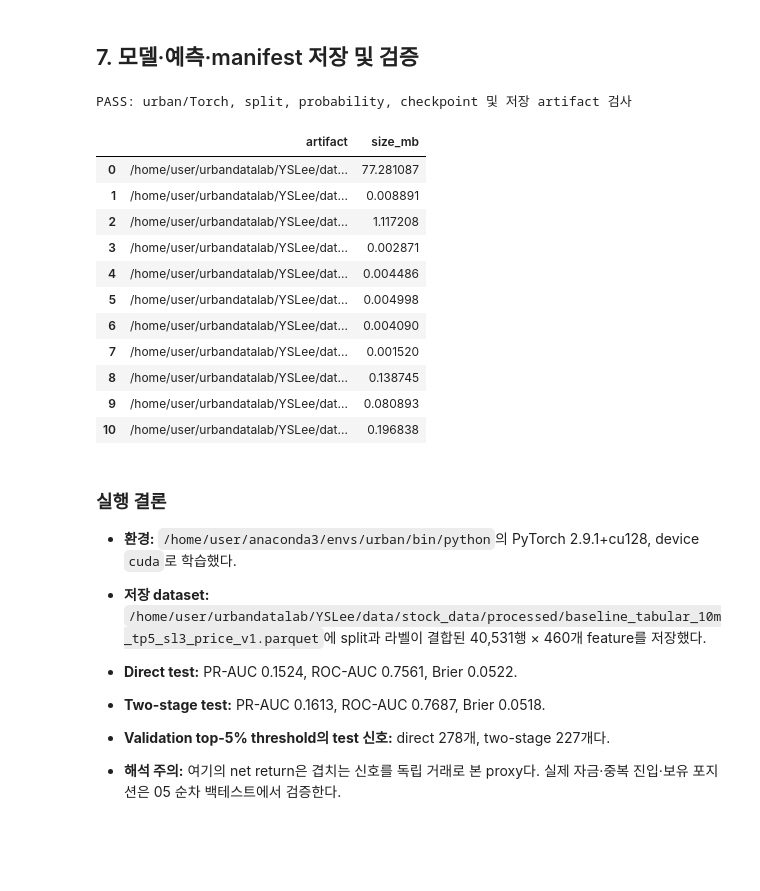
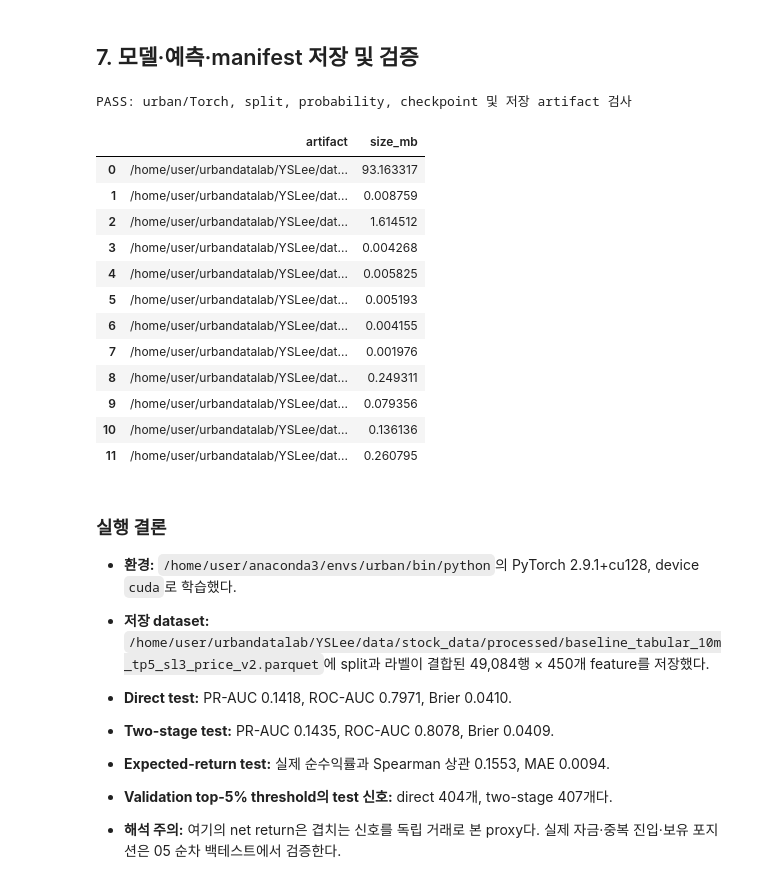
Before and after one commit to Leeyoungsup/Detecting-entry-signals-for-short-term-trades-right-before-a-rapid-price-surge, a Jupyter notebook: notebooks/04_gradient_boosting_baseline.ipynb, the cells around one changed output. Drawn from its saved outputs; the diff is of its cells as text; code cells hidden in the pictures; blank space fills up the shorter version.

```diff
--- a/notebooks/04_gradient_boosting_baseline.ipynb
+++ b/notebooks/04_gradient_boosting_baseline.ipynb
@@ -456,7 +524,7 @@ net_return_direct = baseline_df.loc[direct_mask, "expected_net_return_dual_10m"]
 
 metric_rows = []
 top_rows = []
-for score_name in ["direct", "two_stage"]:
+for score_name in ["direct", "two_stage", "expected_return"]:
     score = probabilities[score_name][direct_mask]
     for split_name in ["train", "validation", "test"]:
         mask = split_direct == split_name
@@ -470,7 +538,9 @@ for score_name in ["direct", "two_stage"]:
             "positive_rate": float(y_split.mean()),
             "roc_auc": roc_auc_score(y_split, score_split),
             "pr_auc": average_precision_score(y_split, score_split),
-            "brier": brier_score_loss(y_split, score_split),
+            "brier": brier_score_loss(y_split, score_split) if score_name != "expected_return" else np.nan,
+            "return_spearman": pd.Series(return_split).corr(pd.Series(score_split), method='spearman'),
+            "return_mae": float(np.mean(np.abs(return_split - score_split))) if score_name == "expected_return" else np.nan,
         })
         order = np.argsort(-score_split)
         for top_share in [0.01, 0.03, 0.05]:
@@ -516,6 +593,6 @@ display(top_signal_df.query("split in ['validation', 'test']").set_index(["score
 # %%
 threshold_rows = []
-for score_name in ["direct", "two_stage"]:
+for score_name in ["direct", "two_stage", "expected_return"]:
     score = probabilities[score_name][direct_mask]
     validation_scores = score[split_direct == "validation"]
     threshold = float(np.quantile(validation_scores, 0.95))
@@ -536,7 +613,7 @@ display(threshold_df.set_index(["score", "split"]))
 fig, axes = plt.subplots(1, 2, figsize=(13, 4))
 for axis, split_name in zip(axes, ["validation", "test"]):
     split_mask = split_direct == split_name
-    for score_name in ["direct", "two_stage"]:
+    for score_name in ["direct", "two_stage", "expected_return"]:
         precision, recall, _ = precision_recall_curve(y_direct[split_mask], probabilities[score_name][direct_mask][split_mask])
         axis.plot(recall, precision, label=score_name)
     axis.axhline(y_direct[split_mask].mean(), color="black", linestyle="--", linewidth=1, label="base rate")
@@ -558,7 +638,7 @@ plt.show()
 # %%
 checkpoint_paths = {}
 for name, model in models.items():
-    checkpoint_path = MODEL_ROOT / f"torch_stagewise_{name}_10m_tp5_sl3.pt"
+    checkpoint_path = MODEL_ROOT / f"torch_stagewise_{name}_10m_tp5_sl3_price_v2.pt"
     torch.save({
         "model_name": name,
         "model_state_dict": model.state_dict(),
@@ -573,6 +653,14 @@ for name, model in models.items():
         "seed": SEED,
     }, checkpoint_path)
     checkpoint_paths[name] = str(checkpoint_path)
+return_checkpoint_path = MODEL_ROOT / "torch_expected_return_10m_tp5_sl3_price_v2.pt"
+torch.save({
+    'model_name': 'expected_return', 'model_state_dict': return_model.cpu().state_dict(),
+    'input_dim': len(aggregate_names), 'feature_names': aggregate_names,
+    'scaler_center': torch.from_numpy(scaler_center), 'scaler_scale': torch.from_numpy(scaler_scale),
+    'label_version': 'dual_path_10m_tp5_sl3_v2', 'return_config': RETURN_CONFIG, 'seed': SEED,
+}, return_checkpoint_path)
+checkpoint_paths['expected_return'] = str(return_checkpoint_path)
 
 prediction_columns = [
     "source_path", "session", "split", "symbol", "input_end_timestamp",
@@ -580,8 +668,9 @@ prediction_columns = [
     "binary_target_tp_given_fill_10m", "expected_net_return_dual_10m",
 ]
 predictions_df = baseline_df[prediction_columns].copy()
-for name, values in probabilities.items():
-    predictions_df[f"probability_{name}"] = values.astype(np.float32)
+for name in ['direct', 'fill', 'tp_given_fill', 'two_stage']:
+    predictions_df[f"probability_{name}"] = probabilities[name].astype(np.float32)
+predictions_df['predicted_expected_net_return'] = probabilities['expected_return'].astype(np.float32)
 predictions_df.to_parquet(PREDICTIONS_PATH, index=False, compression="zstd")
 history_df.to_parquet(HISTORY_PATH, index=False, compression="zstd")
 metrics_df.to_parquet(METRICS_PATH, index=False, compression="zstd")
@@ -593,45 +682,47 @@ manifest = {
     "python": sys.version.split()[0],
     "torch": torch.__version__,
     "device_used": str(DEVICE),
     "seed": SEED,
     "label_version": "dual_path_10m_tp5_sl3_v2",
     "horizon_minutes": 10,
     "take_profit_pct": 0.05,
     "stop_loss_pct": 0.03,
     "tabular_dataset": str(TABULAR_PATH),
     "predictions": str(PREDICTIONS_PATH),
     "metrics": str(METRICS_PATH),
     "top_signal_metrics": str(TOP_SIGNAL_PATH),
     "threshold_metrics": str(THRESHOLD_PATH),
     "scaler": str(SCALER_PATH),
     "checkpoints": checkpoint_paths,
     "boosting_config": BOOSTING_CONFIG,
+    "expected_return_model_config": RETURN_CONFIG,
 }
 MANIFEST_PATH.write_text(json.dumps(manifest, ensure_ascii=False, indent=2), encoding="utf-8")
 
-assert len(predictions_df) == len(baseline_df) == 40_531
+assert len(predictions_df) == len(baseline_df)
 assert predictions_df[[column for column in predictions_df if column.startswith("probability_")]].apply(lambda column: column.between(0, 1).all()).all()
 assert all(Path(path).exists() for path in checkpoint_paths.values())
 assert all(path.exists() for path in [TABULAR_PATH, SCALER_PATH, PREDICTIONS_PATH, HISTORY_PATH, METRICS_PATH, TOP_SIGNAL_PATH, THRESHOLD_PATH, MANIFEST_PATH])
 print("PASS: urban/Torch, split, probability, checkpoint 및 저장 artifact 검사")
 display(pd.DataFrame({
     "artifact": [TABULAR_PATH, SCALER_PATH, PREDICTIONS_PATH, HISTORY_PATH, METRICS_PATH, TOP_SIGNAL_PATH, THRESHOLD_PATH, MANIFEST_PATH, *map(Path, checkpoint_paths.values())],
     "size_mb": [path.stat().st_size / 1024**2 for path in [TABULAR_PATH, SCALER_PATH, PREDICTIONS_PATH, HISTORY_PATH, METRICS_PATH, TOP_SIGNAL_PATH, THRESHOLD_PATH, MANIFEST_PATH, *map(Path, checkpoint_paths.values())]],
 }))
 # %% [output]
 PASS: urban/Torch, split, probability, checkpoint 및 저장 artifact 검사
 |  | artifact | size_mb |
-| 0 | /home/user/urbandatalab/YSLee/dat... | 77.281087 |
-| 1 | /home/user/urbandatalab/YSLee/dat... | 0.008891 |
-| 2 | /home/user/urbandatalab/YSLee/dat... | 1.117208 |
-| 3 | /home/user/urbandatalab/YSLee/dat... | 0.002871 |
-| 4 | /home/user/urbandatalab/YSLee/dat... | 0.004486 |
-| 5 | /home/user/urbandatalab/YSLee/dat... | 0.004998 |
-| 6 | /home/user/urbandatalab/YSLee/dat... | 0.004090 |
-| 7 | /home/user/urbandatalab/YSLee/dat... | 0.001520 |
-| 8 | /home/user/urbandatalab/YSLee/dat... | 0.138745 |
-| 9 | /home/user/urbandatalab/YSLee/dat... | 0.080893 |
-| 10 | /home/user/urbandatalab/YSLee/dat... | 0.196838 |
+| 0 | /home/user/urbandatalab/YSLee/dat... | 93.163317 |
+| 1 | /home/user/urbandatalab/YSLee/dat... | 0.008759 |
+| 2 | /home/user/urbandatalab/YSLee/dat... | 1.614512 |
+| 3 | /home/user/urbandatalab/YSLee/dat... | 0.004268 |
+| 4 | /home/user/urbandatalab/YSLee/dat... | 0.005825 |
+| 5 | /home/user/urbandatalab/YSLee/dat... | 0.005193 |
+| 6 | /home/user/urbandatalab/YSLee/dat... | 0.004155 |
+| 7 | /home/user/urbandatalab/YSLee/dat... | 0.001976 |
+| 8 | /home/user/urbandatalab/YSLee/dat... | 0.249311 |
+| 9 | /home/user/urbandatalab/YSLee/dat... | 0.079356 |
+| 10 | /home/user/urbandatalab/YSLee/dat... | 0.136136 |
+| 11 | /home/user/urbandatalab/YSLee/dat... | 0.260795 |
 # %%
 test_metrics = metrics_df[metrics_df["split"].eq("test")].set_index("score")
 test_threshold = threshold_df[threshold_df["split"].eq("test")].set_index("score")
@@ -640,6 +731,7 @@ findings = [
     f"**저장 dataset:** `{TABULAR_PATH}`에 split과 라벨이 결합된 {len(baseline_df):,}행 × {len(aggregate_names)}개 feature를 저장했다.",
     f"**Direct test:** PR-AUC {test_metrics.loc['direct', 'pr_auc']:.4f}, ROC-AUC {test_metrics.loc['direct', 'roc_auc']:.4f}, Brier {test_metrics.loc['direct', 'brier']:.4f}.",
     f"**Two-stage test:** PR-AUC {test_metrics.loc['two_stage', 'pr_auc']:.4f}, ROC-AUC {test_metrics.loc['two_stage', 'roc_auc']:.4f}, Brier {test_metrics.loc['two_stage', 'brier']:.4f}.",
+    f"**Expected-return test:** 실제 순수익률과 Spearman 상관 {test_metrics.loc['expected_return', 'return_spearman']:.4f}, MAE {test_metrics.loc['expected_return', 'return_mae']:.4f}.",
     f"**Validation top-5% threshold의 test 신호:** direct {int(test_threshold.loc['direct', 'signals']):,}개, two-stage {int(test_threshold.loc['two_stage', 'signals']):,}개다.",
     "**해석 주의:** 여기의 net return은 겹치는 신호를 독립 거래로 본 proxy다. 실제 자금·중복 진입·보유 포지션은 05 순차 백테스트에서 검증한다.",
 ]
@@ -649,12 +741,14 @@ display(Markdown("### 실행 결론\n\n" + "\n\n".join(f"- {item}" for item in f
 
 - **환경:** `/home/user/anaconda3/envs/urban/bin/python`의 PyTorch 2.9.1+cu128, device `cuda`로 학습했다.
 
-- **저장 dataset:** `/home/user/urbandatalab/YSLee/data/stock_data/processed/baseline_tabular_10m_tp5_sl3_price_v1.parquet`에 split과 라벨이 결합된 40,531행 × 460개 feature를 저장했다.
+- **저장 dataset:** `/home/user/urbandatalab/YSLee/data/stock_data/processed/baseline_tabular_10m_tp5_sl3_price_v2.parquet`에 split과 라벨이 결합된 49,084행 × 450개 feature를 저장했다.
 
-- **Direct test:** PR-AUC 0.1524, ROC-AUC 0.7561, Brier 0.0522.
+- **Direct test:** PR-AUC 0.1418, ROC-AUC 0.7971, Brier 0.0410.
 
-- **Two-stage test:** PR-AUC 0.1613, ROC-AUC 0.7687, Brier 0.0518.
+- **Two-stage test:** PR-AUC 0.1435, ROC-AUC 0.8078, Brier 0.0409.
 
-- **Validation top-5% threshold의 test 신호:** direct 278개, two-stage 227개다.
+- **Expected-return test:** 실제 순수익률과 Spearman 상관 0.1553, MAE 0.0094.
+
+- **Validation top-5% threshold의 test 신호:** direct 404개, two-stage 407개다.
 
 - **해석 주의:** 여기의 net return은 겹치는 신호를 독립 거래로 본 proxy다. 실제 자금·중복 진입·보유 포지션은 05 순차 백테스트에서 검증한다.
```
Also changed, not shown: parts of 8 cells of this notebook, 34 other files.
